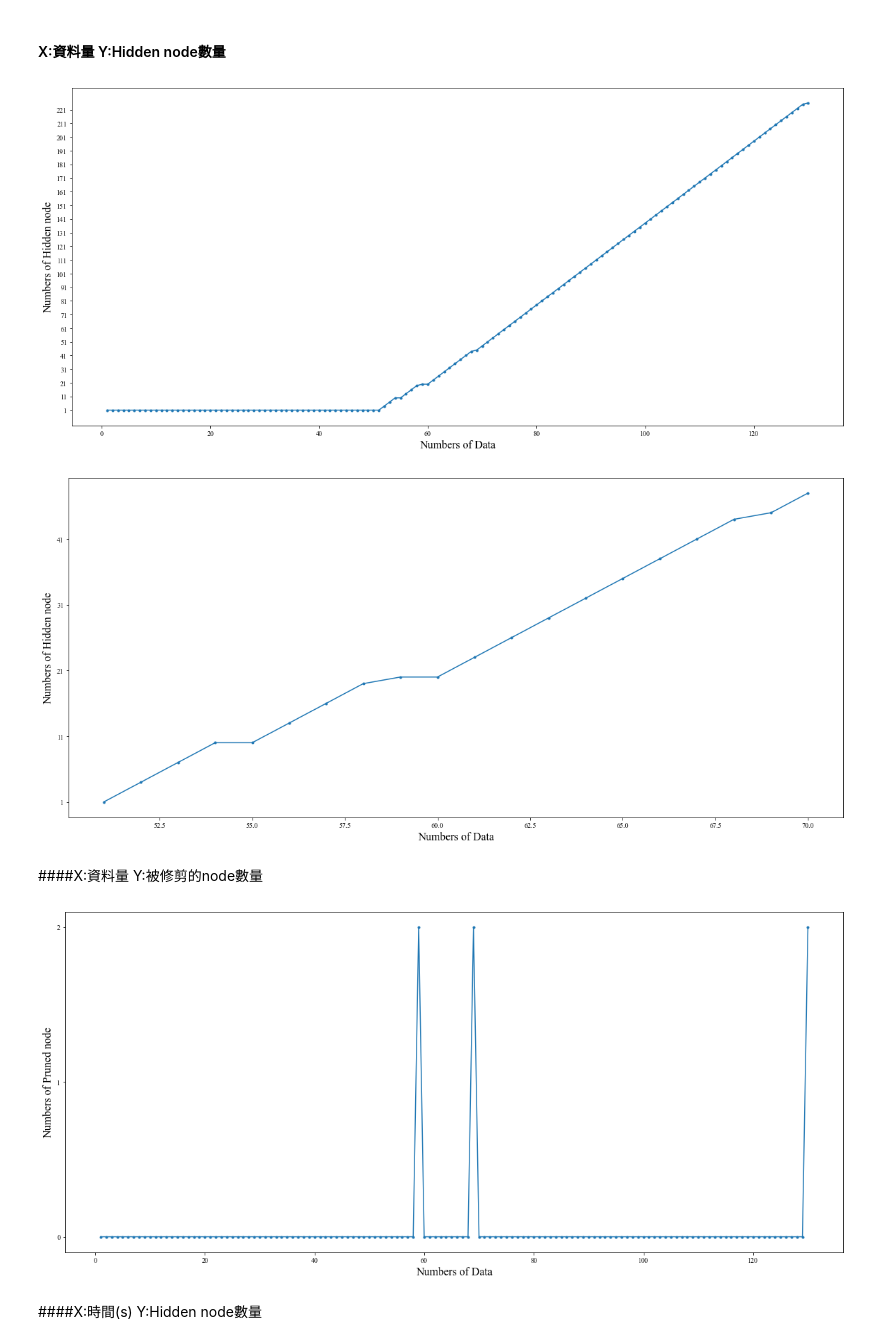
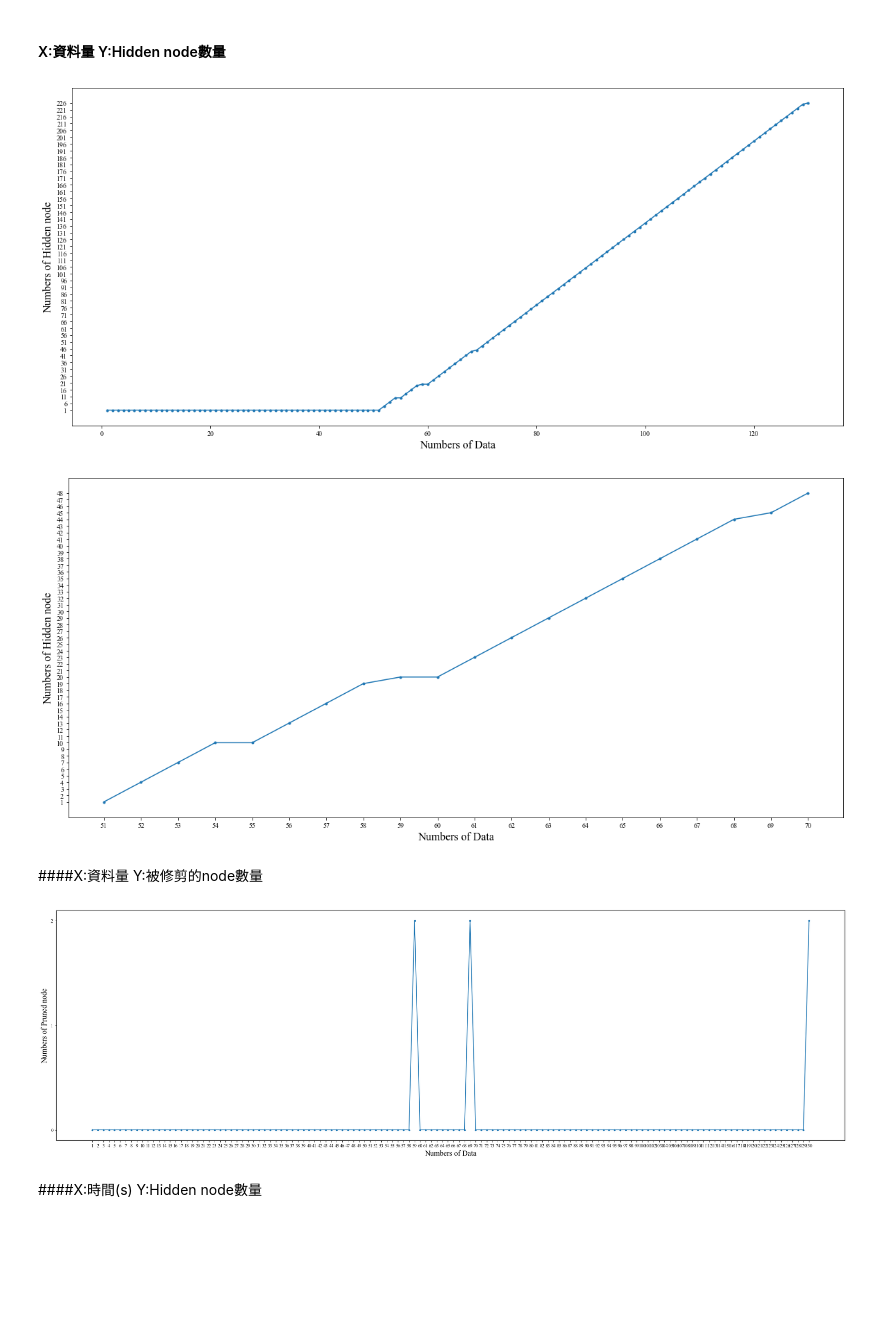
Before and after one commit to DpRams/CSI_LBW, a Jupyter notebook: CSI_LBW_1117.ipynb, the cells around one changed output. Saved outputs shown, nothing was run; the diff lists cells and outputs as text; code cells hidden in the pictures; blank space fills up the shorter version.

```diff
--- a/CSI_LBW_1117.ipynb
+++ b/CSI_LBW_1117.ipynb
@@ -1034,7 +1034,7 @@ y = list(num_hiddennodes.values())
 fig, ax = plt.subplots(1,1,figsize=(20,9))
 ax.plot(x,y,'-', marker='.')
 plt.rcParams["font.family"] = "Times New Roman"
-plt.yticks(range(min(num_hiddennodes.values()), max(num_hiddennodes.values())+1,10))
+plt.yticks(range(min(num_hiddennodes.values()), max(num_hiddennodes.values())+1,5))
 plt.xlabel("Numbers of Data", fontsize=16) #x軸標題
 plt.ylabel("Numbers of Hidden node", fontsize=16) #y軸標題
 # ax.text(0.95, 0.01, f'Train Accuracy : {acc_train:3f}, F1 score : {F1_train:3f}\nTest Accuracy : {acc_test:3f}, F1 score : {F1_test:3f}',
@@ -1043,7 +1043,7 @@ plt.ylabel("Numbers of Hidden node", fontsize=16) #y軸標題
 #         color='black', fontsize=15)
 plt.show()
 # %% [output]
-[figure, old version]
+[figure, new version]
 # %%
 temp = num_hiddennodes
 # %%
@@ -1061,7 +1061,8 @@ y = demand_y
 fig, ax = plt.subplots(1,1,figsize=(20,9))
 ax.plot(x,y,'-', marker='.')
 plt.rcParams["font.family"] = "Times New Roman"
-plt.yticks(range(min(demand_y), max(demand_y)+1,10))
+plt.xticks(range(min(demand_x), max(demand_x)+1,1))
+plt.yticks(range(min(demand_y), max(demand_y)+1,1))
 plt.xlabel("Numbers of Data", fontsize=16) #x軸標題
 plt.ylabel("Numbers of Hidden node", fontsize=16) #y軸標題
 # ax.text(0.95, 0.01, f'Train Accuracy : {acc_train:3f}, F1 score : {F1_train:3f}\nTest Accuracy : {acc_test:3f}, F1 score : {F1_test:3f}',
@@ -1070,29 +1071,30 @@ plt.ylabel("Numbers of Hidden node", fontsize=16) #y軸標題
 #         color='black', fontsize=15)
 plt.show()
 # %% [output]
-[figure, old version]
+[figure, new version]
 # %% [markdown]
 ####X:資料量 Y:被修剪的node數量
 # %%
 %matplotlib inline
 import matplotlib.pyplot as plt
 
 
 x = list(reorganizing_sucess.keys())
 y = list(reorganizing_sucess.values())
-fig, ax = plt.subplots(1,1,figsize=(20,9))
+fig, ax = plt.subplots(1,1,figsize=(30,9))
 ax.plot(x,y,'-', marker='.')
 plt.rcParams["font.family"] = "Times New Roman"
 plt.xlabel("Numbers of Data", fontsize=16) #x軸標題
+plt.xticks(range(min(num_hiddennodes.keys()), max(num_hiddennodes.keys())+1,1))
 plt.ylabel("Numbers of Pruned node", fontsize=16) #y軸標題
 plt.yticks(range(min(reorganizing_sucess.values()), max(reorganizing_sucess.values())+1,1))
 # ax.text(0.5, 0.9, f'Train Accuracy : {acc_train}, F1 score : {F1_train}\nTest Accuracy : {acc_test}, F1 score : {F1_test}',
 #         verticalalignment='bottom', horizontalalignment='right',
 #         transform=ax.transAxes,
 #         color='black', fontsize=15)
 plt.show()
 # %% [output]
-[figure, old version]
+[figure, new version]
 # %% [markdown]
 ####X:時間(s) Y:Hidden node數量
 # %%
```
Also changed, not shown: parts of 2 cells of this notebook.
